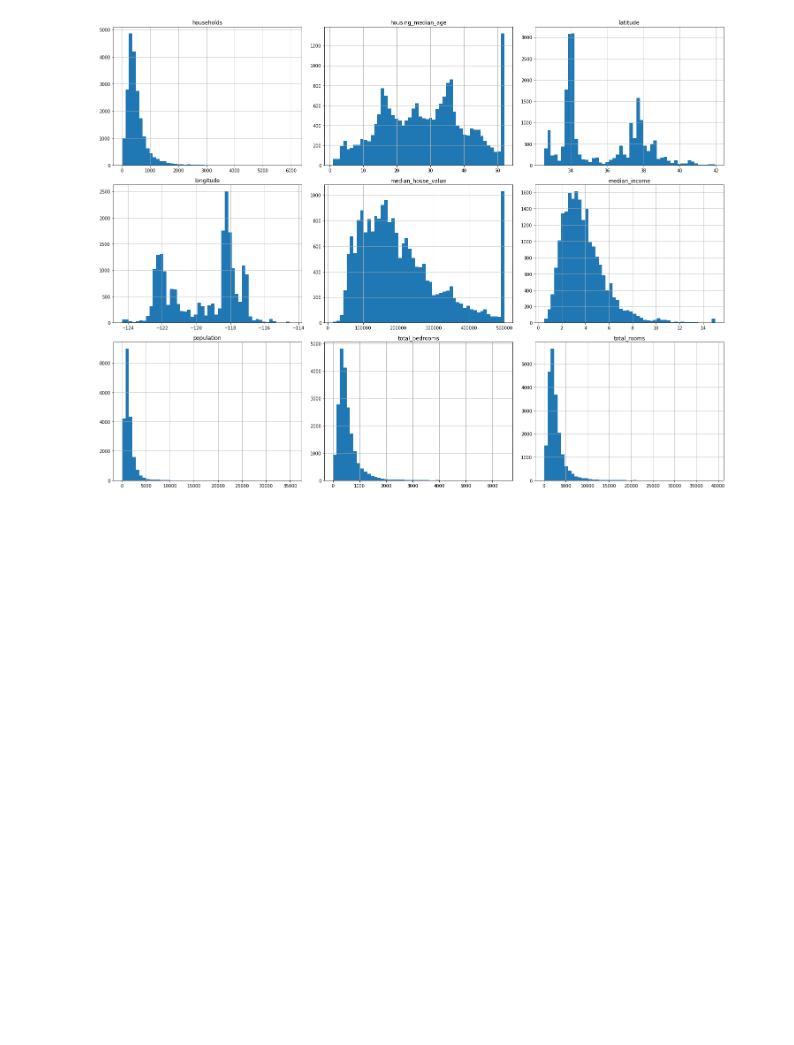
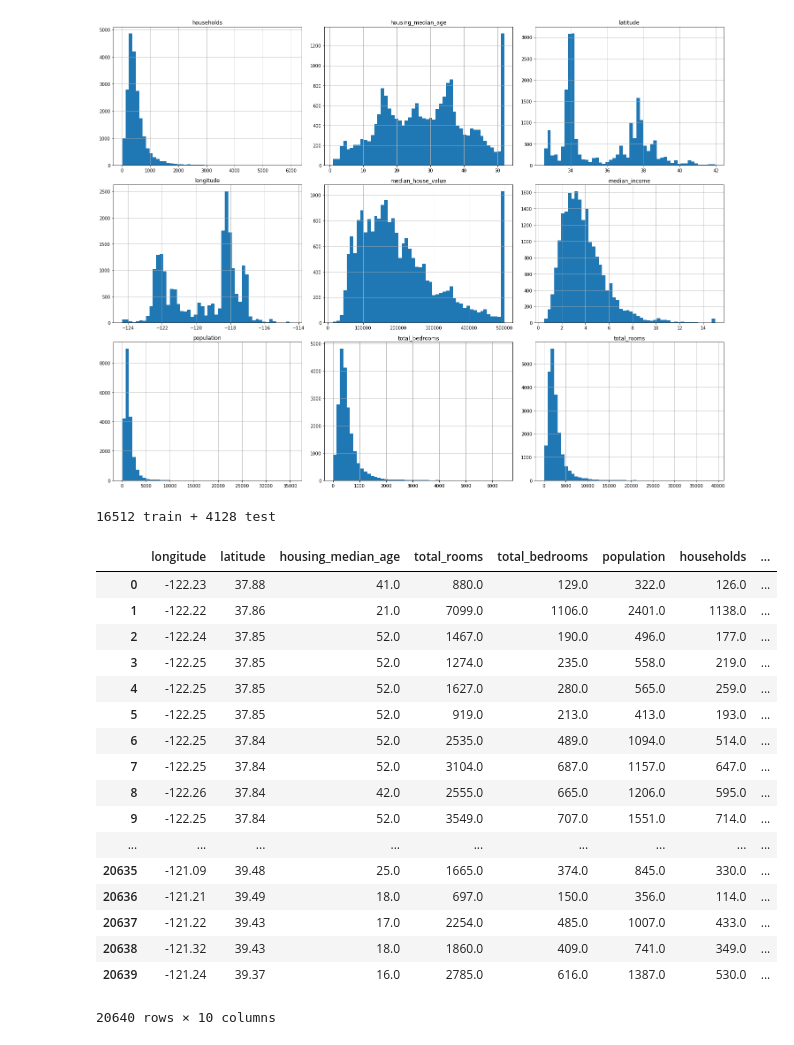
Before and after one commit to tommy3531/PythonStockTrader, a Jupyter notebook: Virtual_env/machine_learning.ipynb, the cells around one changed output. Drawn from its saved outputs; the diff is of its cells as text; code cells hidden in the pictures; blank space fills up the shorter version.

```diff
--- a/Virtual_env/machine_learning.ipynb
+++ b/Virtual_env/machine_learning.ipynb
@@ -93,0 +108,26 @@ Saving figure attribute_histogram_plots
+# %%
+train_set, test_set = split_train_test(housing, 0.2)
+print(len(train_set), "train +", len(test_set), "test")
+# %% [output]
+16512 train + 4128 test
+# %%
+housing
+# %% [output]
+|  | longitude | latitude | housing_median_age | total_rooms | total_bedrooms | population | households | ... |
+| 0 | -122.23 | 37.88 | 41.0 | 880.0 | 129.0 | 322.0 | 126.0 | ... |
+| 1 | -122.22 | 37.86 | 21.0 | 7099.0 | 1106.0 | 2401.0 | 1138.0 | ... |
+| 2 | -122.24 | 37.85 | 52.0 | 1467.0 | 190.0 | 496.0 | 177.0 | ... |
+| 3 | -122.25 | 37.85 | 52.0 | 1274.0 | 235.0 | 558.0 | 219.0 | ... |
+| 4 | -122.25 | 37.85 | 52.0 | 1627.0 | 280.0 | 565.0 | 259.0 | ... |
+| 5 | -122.25 | 37.85 | 52.0 | 919.0 | 213.0 | 413.0 | 193.0 | ... |
+| 6 | -122.25 | 37.84 | 52.0 | 2535.0 | 489.0 | 1094.0 | 514.0 | ... |
+| 7 | -122.25 | 37.84 | 52.0 | 3104.0 | 687.0 | 1157.0 | 647.0 | ... |
+| 8 | -122.26 | 37.84 | 42.0 | 2555.0 | 665.0 | 1206.0 | 595.0 | ... |
+| 9 | -122.25 | 37.84 | 52.0 | 3549.0 | 707.0 | 1551.0 | 714.0 | ... |
+| ... | ... | ... | ... | ... | ... | ... | ... | ... |
+| 20635 | -121.09 | 39.48 | 25.0 | 1665.0 | 374.0 | 845.0 | 330.0 | ... |
+| 20636 | -121.21 | 39.49 | 18.0 | 697.0 | 150.0 | 356.0 | 114.0 | ... |
+| 20637 | -121.22 | 39.43 | 17.0 | 2254.0 | 485.0 | 1007.0 | 433.0 | ... |
+| 20638 | -121.32 | 39.43 | 18.0 | 1860.0 | 409.0 | 741.0 | 349.0 | ... |
+| 20639 | -121.24 | 39.37 | 16.0 | 2785.0 | 616.0 | 1387.0 | 530.0 | ... |
+20640 rows × 10 columns
```
Also changed, not shown: parts of 3 cells of this notebook, 26 other files.
